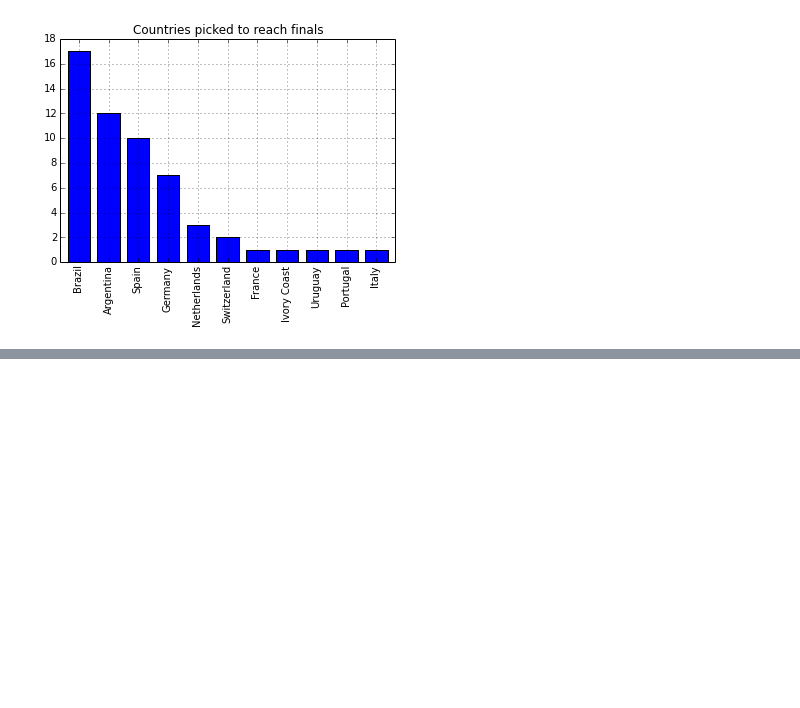
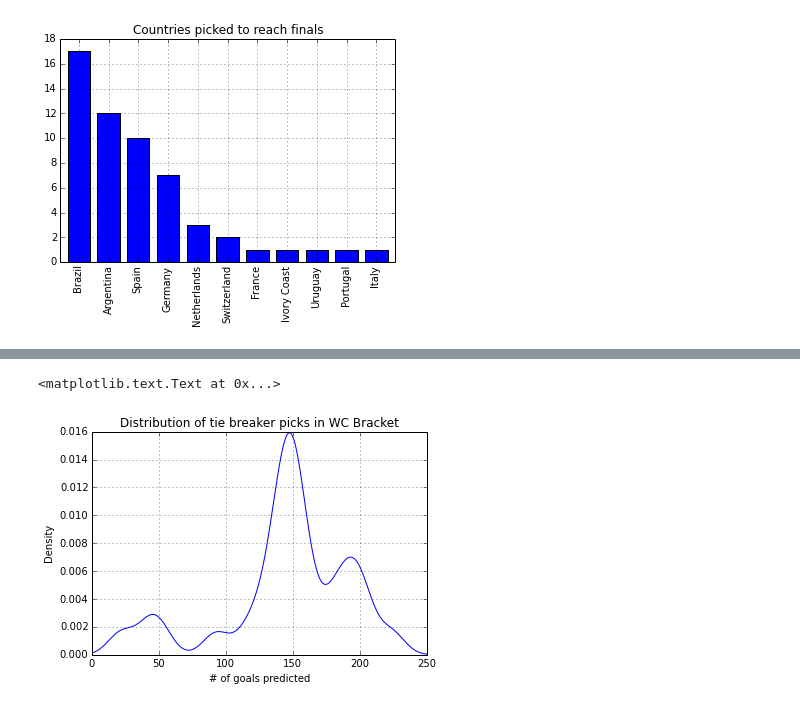
Before and after one commit to djsensei/WorldCup, a Jupyter notebook: explore.ipynb, the cells around one changed output, grey strips where cells are left out. Drawn from its saved outputs; the diff is of its cells as text; code cells hidden in the pictures; blank space fills up the shorter version.

```diff
--- a/explore.ipynb
+++ b/explore.ipynb
@@ -81,0 +84,9 @@ title('Countries picked to reach finals')
+# %%
+tiebreaker_picks = []
+for ifile, bracket in all_brackets.iteritems():
+    print ifile
+    print bracket.tie_breaker
+    try:
+        tiebreaker_picks.append(float(bracket.tie_breaker))
+    except:
+        pass
@@ -81,0 +111,2 @@ title('Countries picked to reach finals')
+# %%
+s = pd.Series(tiebreaker_picks, dtype='int')
@@ -81,0 +125,7 @@ title('Countries picked to reach finals')
+# %%
+s.plot(kind='kde', bw_method = .2, xlim=(0,250))
+title('Distribution of tie breaker picks in WC Bracket')
+xlabel('# of goals predicted')
+# %% [output]
+<matplotlib.text.Text at 0x...>
+[figure, added]
```
Also changed, not shown: parts of 3 cells of this notebook, 1 other file.
